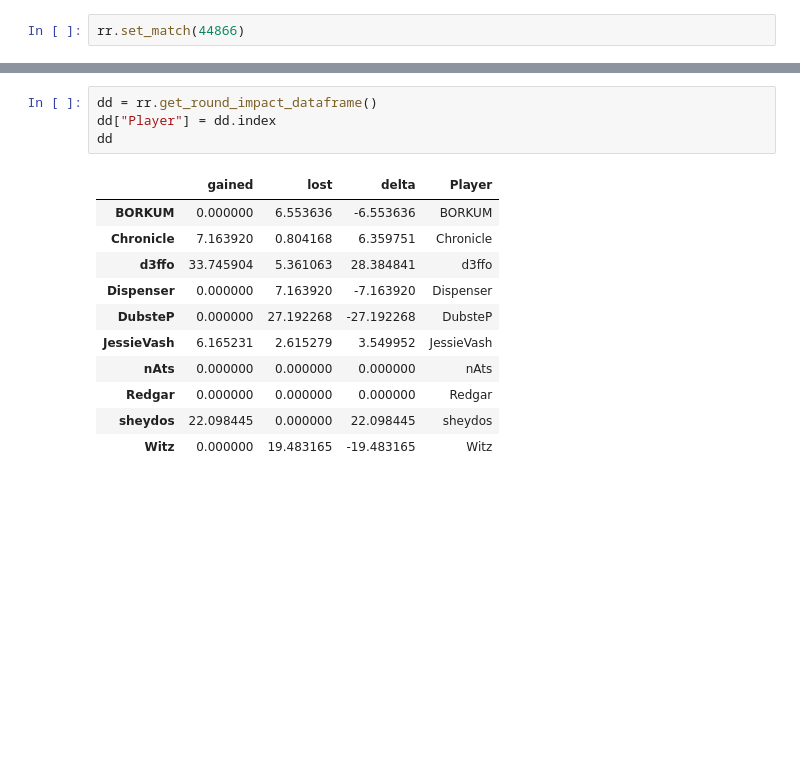
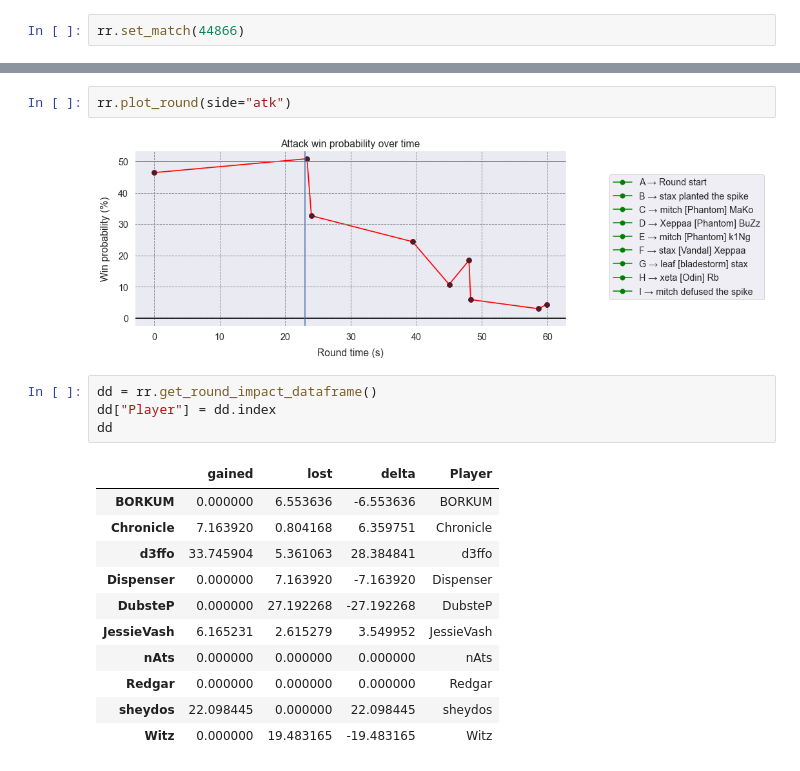
Before and after one commit to mateusb12/valorant_impact, a Jupyter notebook: webscrapping/impact/match_impact_notebook.ipynb, the cells around one changed output, grey strips where cells are left out. Saved outputs shown, nothing was run; the diff lists cells and outputs as text; blank space fills up the shorter version.

Commit message:
Fixed round impact API call

```diff
--- a/webscrapping/impact/match_impact_notebook.ipynb
+++ b/webscrapping/impact/match_impact_notebook.ipynb
@@ -29,3 +32,7 @@ rr.get_round_probability(side="atk", add_events=True)
+# %%
+rr.plot_round(side="atk")
+# %% [output]
+[figure, added]
 # %%
 dd = rr.get_round_impact_dataframe()
 dd["Player"] = dd.index
```
Also changed, not shown: parts of 3 cells of this notebook, 1 other file.
